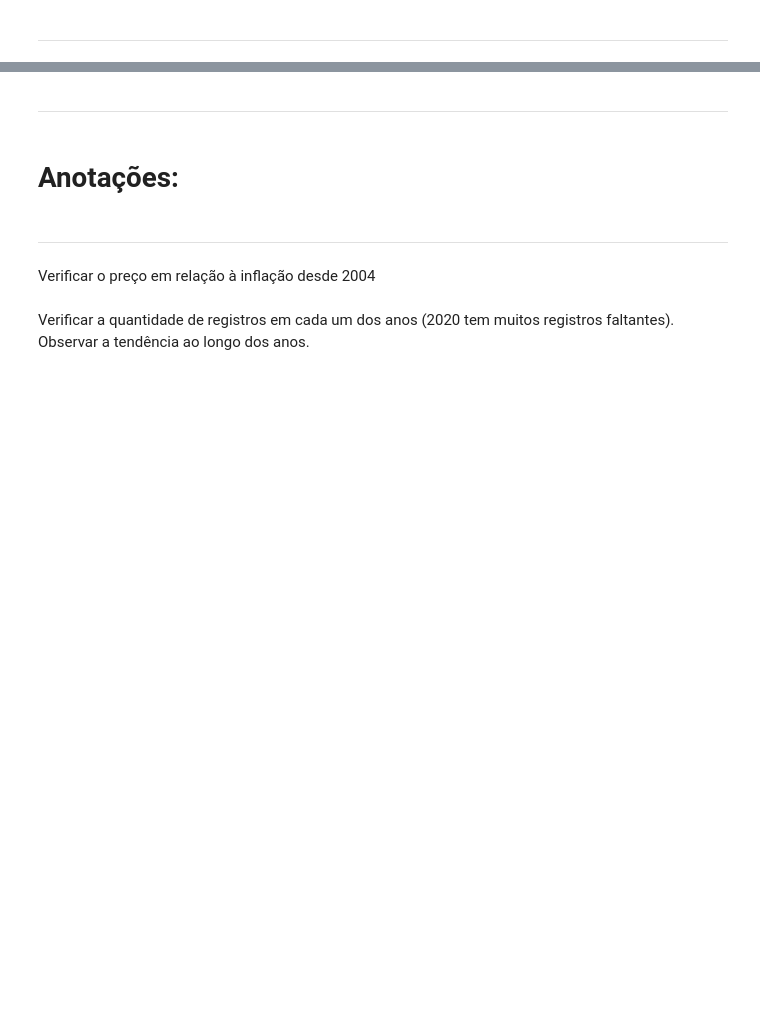
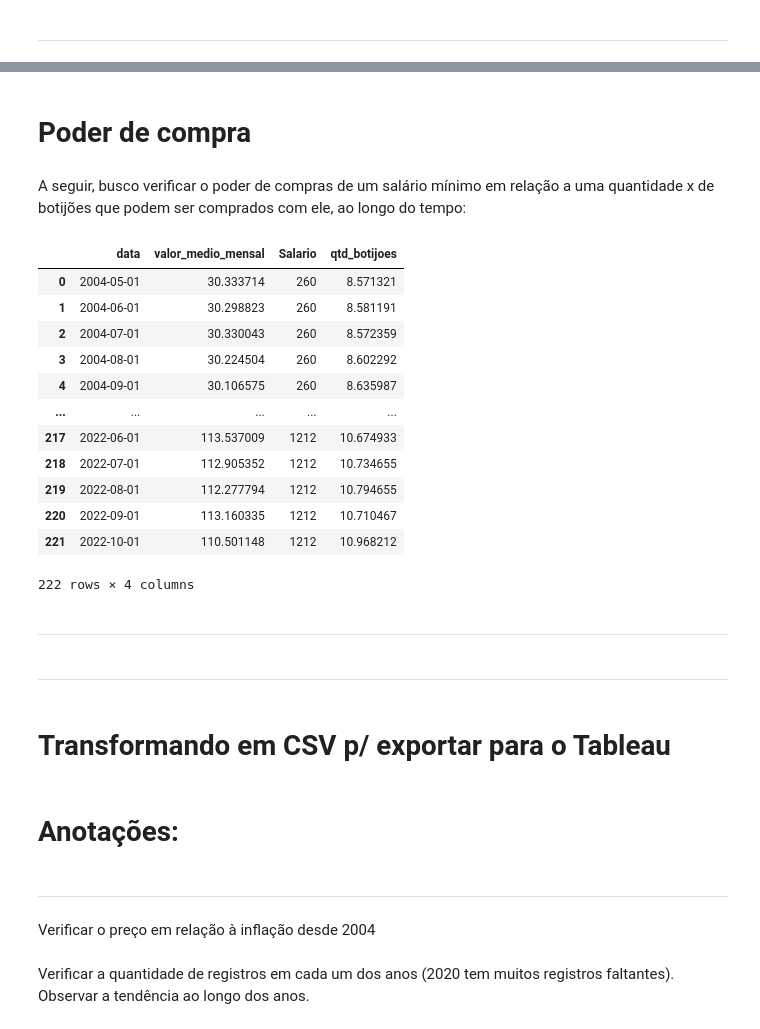
Before and after one commit to pedrorcm/historico-precos-gas, a Jupyter notebook: main.ipynb, the cells around one changed output, grey strips where cells are left out. Drawn from its saved outputs; the diff is of its cells as text; code cells hidden in the pictures; blank space fills up the shorter version.

```diff
--- a/main.ipynb
+++ b/main.ipynb
@@ -313,0 +330,5 @@ _________
+# %%
+valor_glp_meses.data = valor_glp_meses.data.apply(lambda x: pd.Timestamp(x).replace(day=1))
+# %%
+salario_selecionado = salario_selecionado.reset_index()
+salario_selecionado.head(3)
@@ -313,0 +340,4 @@ _________
+# %%
+dataset_mensal = valor_glp_meses.merge(salario_selecionado,left_on='data', right_on='Data').drop('Data',axis=1)
+dataset_mensal = dataset_mensal.rename({'valor_venda':'valor_medio_mensal'}, axis=1)
+dataset_mensal.head()
@@ -313,0 +351,2 @@ _________
+# %% [markdown]
+# Poder de compra
@@ -313,0 +357,19 @@ _________
+# %% [markdown]
+A seguir, busco verificar o poder de compras de um salário mínimo em relação a uma quantidade x de botijões que podem ser comprados com ele, ao longo do tempo:
+# %%
+dataset_mensal['qtd_botijoes'] = dataset_mensal.Salario / dataset_mensal.valor_medio_mensal
+dataset_mensal
+# %% [output]
+|  | data | valor_medio_mensal | Salario | qtd_botijoes |
+| 0 | 2004-05-01 | 30.333714 | 260 | 8.571321 |
+| 1 | 2004-06-01 | 30.298823 | 260 | 8.581191 |
+| 2 | 2004-07-01 | 30.330043 | 260 | 8.572359 |
+| 3 | 2004-08-01 | 30.224504 | 260 | 8.602292 |
+| 4 | 2004-09-01 | 30.106575 | 260 | 8.635987 |
+| ... | ... | ... | ... | ... |
+| 217 | 2022-06-01 | 113.537009 | 1212 | 10.674933 |
+| 218 | 2022-07-01 | 112.905352 | 1212 | 10.734655 |
+| 219 | 2022-08-01 | 112.277794 | 1212 | 10.794655 |
+| 220 | 2022-09-01 | 113.160335 | 1212 | 10.710467 |
+| 221 | 2022-10-01 | 110.501148 | 1212 | 10.968212 |
+222 rows × 4 columns
@@ -314,2 +380,6 @@ _________
 # %% [markdown]
 _______
+# %% [markdown]
+____________
+# %% [markdown]
+# Transformando em CSV p/ exportar para o Tableau
```
Also changed, not shown: parts of 38 cells of this notebook.
